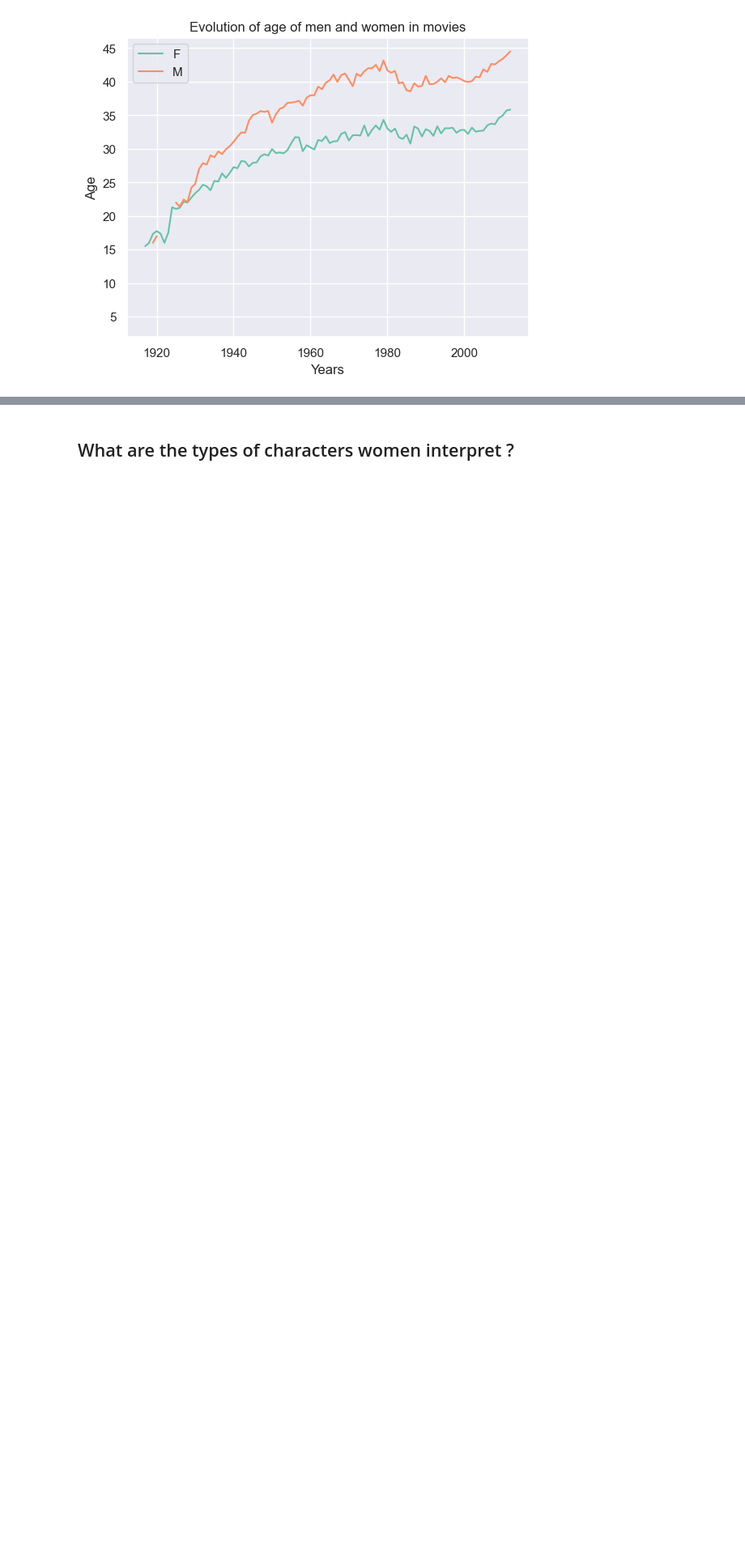
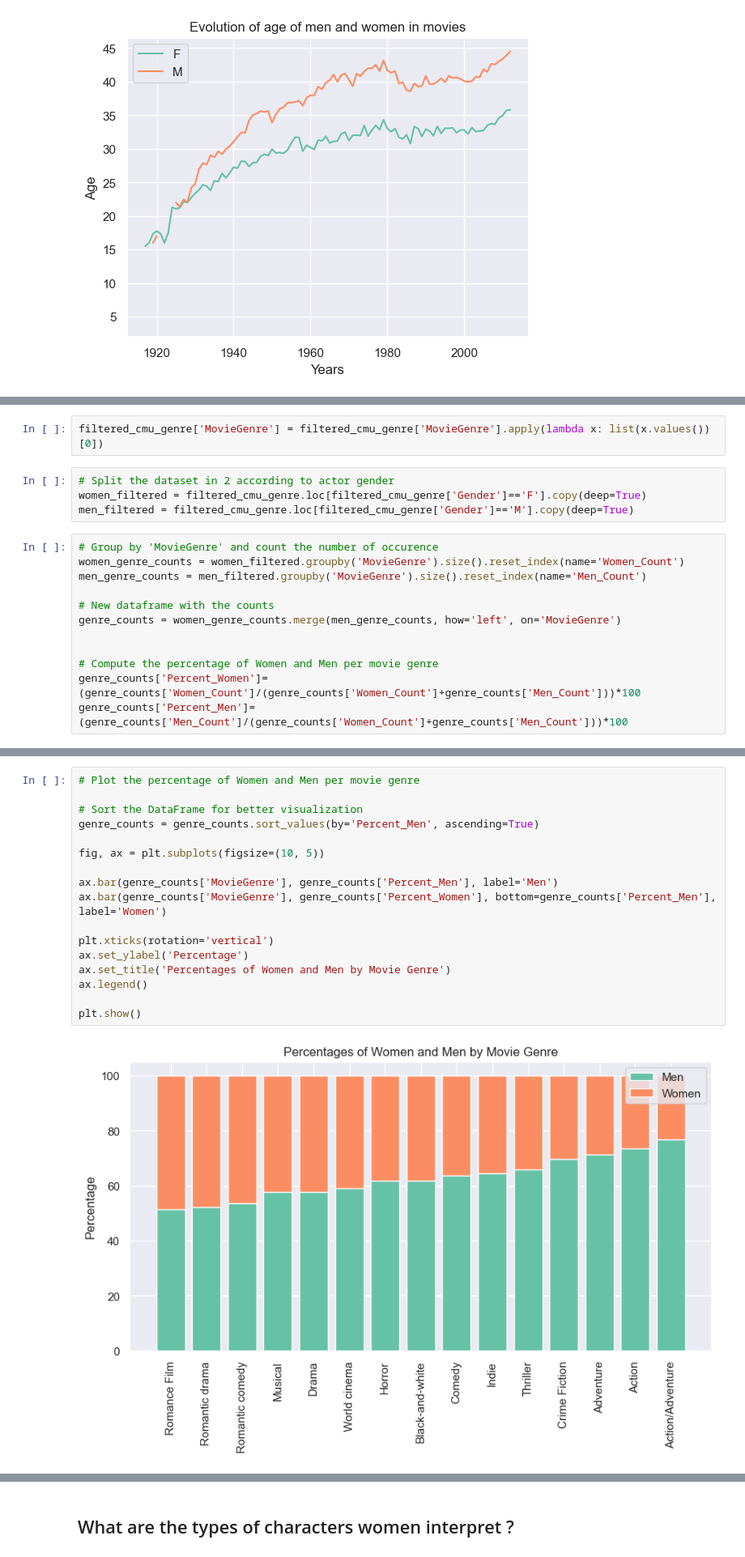
Before and after one commit to epfl-ada/ada-2023-project-teamcajare2023, a Jupyter notebook: P2.ipynb, the cells around one changed output, grey strips where cells are left out. Shown at 81% size. Drawn from its saved outputs; the diff is of its cells as text; blank space fills up the shorter version.

```diff
--- a/P2.ipynb
+++ b/P2.ipynb
@@ -174,0 +270,18 @@ plt.show()
+# %%
+filtered_cmu_genre['MovieGenre'] = filtered_cmu_genre['MovieGenre'].apply(lambda x: list(x.values())[0])
+# %%
+# Split the dataset in 2 according to actor gender
+women_filtered = filtered_cmu_genre.loc[filtered_cmu_genre['Gender']=='F'].copy(deep=True)
+men_filtered = filtered_cmu_genre.loc[filtered_cmu_genre['Gender']=='M'].copy(deep=True)
+# %%
+# Group by 'MovieGenre' and count the number of occurence
+women_genre_counts = women_filtered.groupby('MovieGenre').size().reset_index(name='Women_Count')
+men_genre_counts = men_filtered.groupby('MovieGenre').size().reset_index(name='Men_Count')
+
+# New dataframe with the counts
+genre_counts = women_genre_counts.merge(men_genre_counts, how='left', on='MovieGenre')
+
+
+# Compute the percentage of Women and Men per movie genre
+genre_counts['Percent_Women']=(genre_counts['Women_Count']/(genre_counts['Women_Count']+genre_counts['Men_Count']))*100
+genre_counts['Percent_Men']=(genre_counts['Men_Count']/(genre_counts['Women_Count']+genre_counts['Men_Count']))*100
@@ -174,0 +294,19 @@ plt.show()
+# %%
+# Plot the percentage of Women and Men per movie genre
+
+# Sort the DataFrame for better visualization
+genre_counts = genre_counts.sort_values(by='Percent_Men', ascending=True)
+
+fig, ax = plt.subplots(figsize=(10, 5))
+
+ax.bar(genre_counts['MovieGenre'], genre_counts['Percent_Men'], label='Men')
+ax.bar(genre_counts['MovieGenre'], genre_counts['Percent_Women'], bottom=genre_counts['Percent_Men'], label='Women')
+
+plt.xticks(rotation='vertical')
+ax.set_ylabel('Percentage')
+ax.set_title('Percentages of Women and Men by Movie Genre')
+ax.legend()
+
+plt.show()
+# %% [output]
+[figure, added]
```
Also changed, not shown: parts of 22 cells of this notebook.
